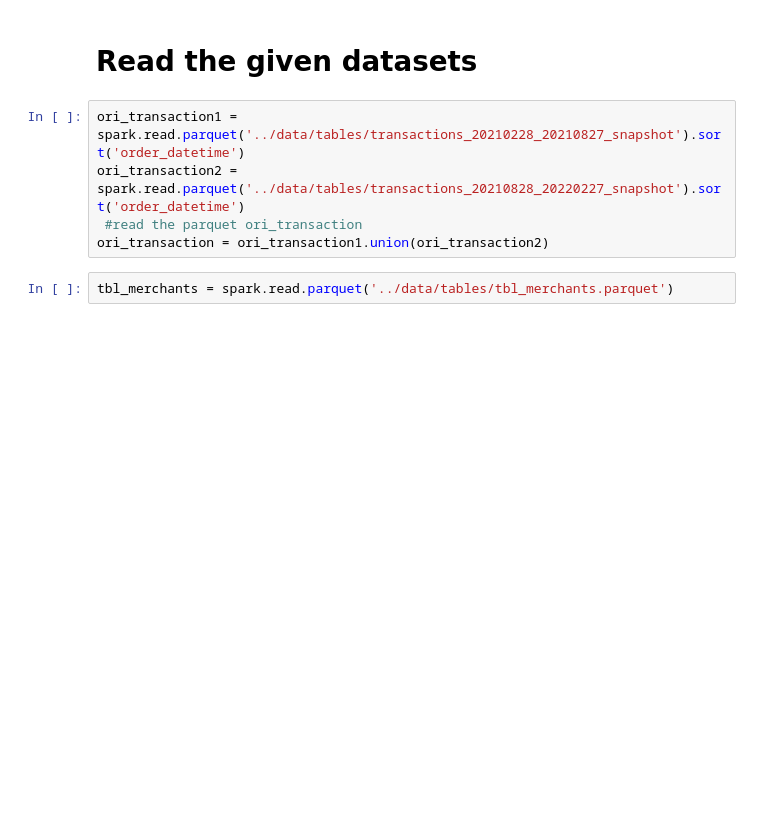
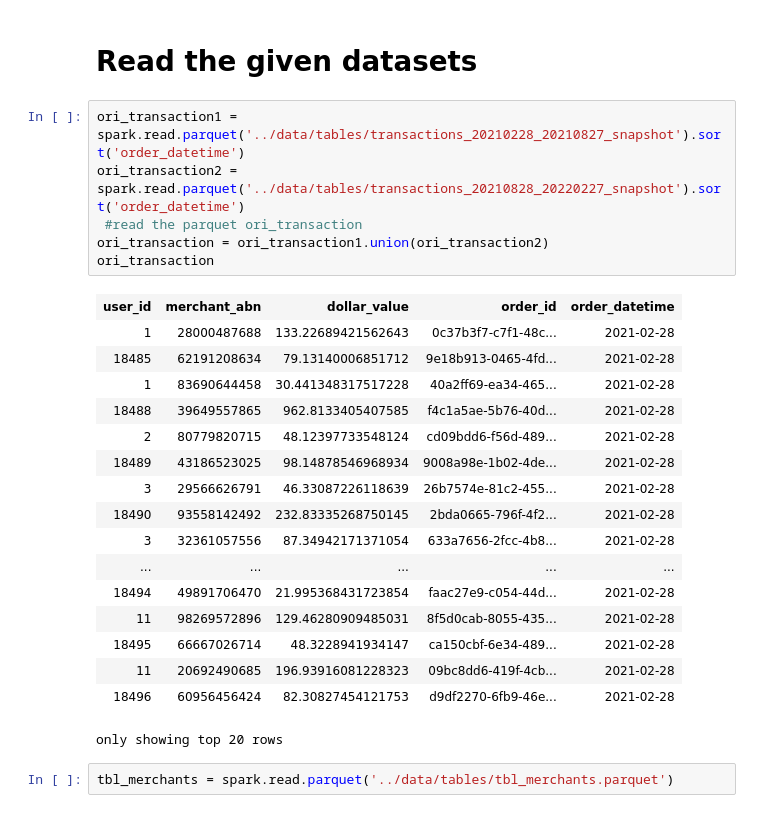
Before and after one commit to MAST30034-Applied-Data-Science/generic-buy-now-pay-later-project-group-16-project2-fighting-group, a Jupyter notebook: notebooks/W1 Code.ipynb, the cells around one changed output. Cells and saved outputs as stored; diff of their text form; blank space fills up the shorter version.

```diff
--- a/notebooks/W1 Code.ipynb
+++ b/notebooks/W1 Code.ipynb
@@ -14,8 +14,27 @@ spark = (
 # %%
 ori_transaction1 = spark.read.parquet('../data/tables/transactions_20210228_20210827_snapshot').sort('order_datetime')
 ori_transaction2 = spark.read.parquet('../data/tables/transactions_20210828_20220227_snapshot').sort('order_datetime')
  #read the parquet ori_transaction
 ori_transaction = ori_transaction1.union(ori_transaction2)
+ori_transaction
+# %% [output]
+| user_id | merchant_abn | dollar_value | order_id | order_datetime |
+| 1 | 28000487688 | 133.22689421562643 | 0c37b3f7-c7f1-48c... | 2021-02-28 |
+| 18485 | 62191208634 | 79.13140006851712 | 9e18b913-0465-4fd... | 2021-02-28 |
+| 1 | 83690644458 | 30.441348317517228 | 40a2ff69-ea34-465... | 2021-02-28 |
+| 18488 | 39649557865 | 962.8133405407585 | f4c1a5ae-5b76-40d... | 2021-02-28 |
+| 2 | 80779820715 | 48.12397733548124 | cd09bdd6-f56d-489... | 2021-02-28 |
+| 18489 | 43186523025 | 98.14878546968934 | 9008a98e-1b02-4de... | 2021-02-28 |
+| 3 | 29566626791 | 46.33087226118639 | 26b7574e-81c2-455... | 2021-02-28 |
+| 18490 | 93558142492 | 232.83335268750145 | 2bda0665-796f-4f2... | 2021-02-28 |
+| 3 | 32361057556 | 87.34942171371054 | 633a7656-2fcc-4b8... | 2021-02-28 |
+| ... | ... | ... | ... | ... |
+| 18494 | 49891706470 | 21.995368431723854 | faac27e9-c054-44d... | 2021-02-28 |
+| 11 | 98269572896 | 129.46280909485031 | 8f5d0cab-8055-435... | 2021-02-28 |
+| 18495 | 66667026714 | 48.3228941934147 | ca150cbf-6e34-489... | 2021-02-28 |
+| 11 | 20692490685 | 196.93916081228323 | 09bc8dd6-419f-4cb... | 2021-02-28 |
+| 18496 | 60956456424 | 82.30827454121753 | d9df2270-6fb9-46e... | 2021-02-28 |
+only showing top 20 rows
 # %%
 tbl_merchants = spark.read.parquet('../data/tables/tbl_merchants.parquet')
 # %%
```
Also changed, not shown: parts of 10 cells of this notebook.
